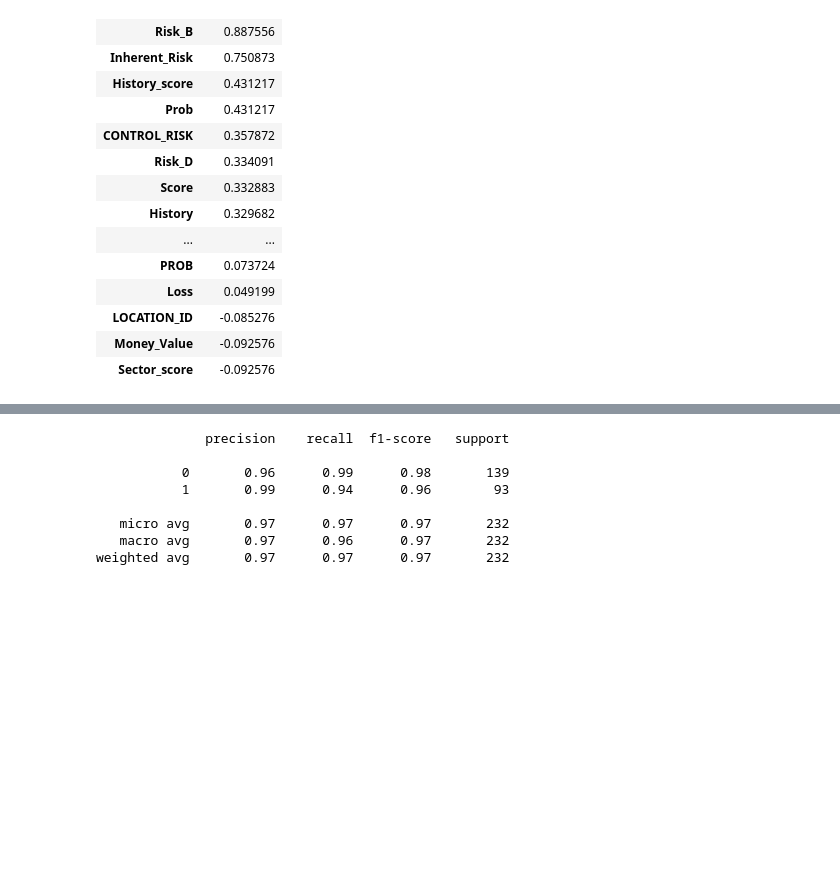
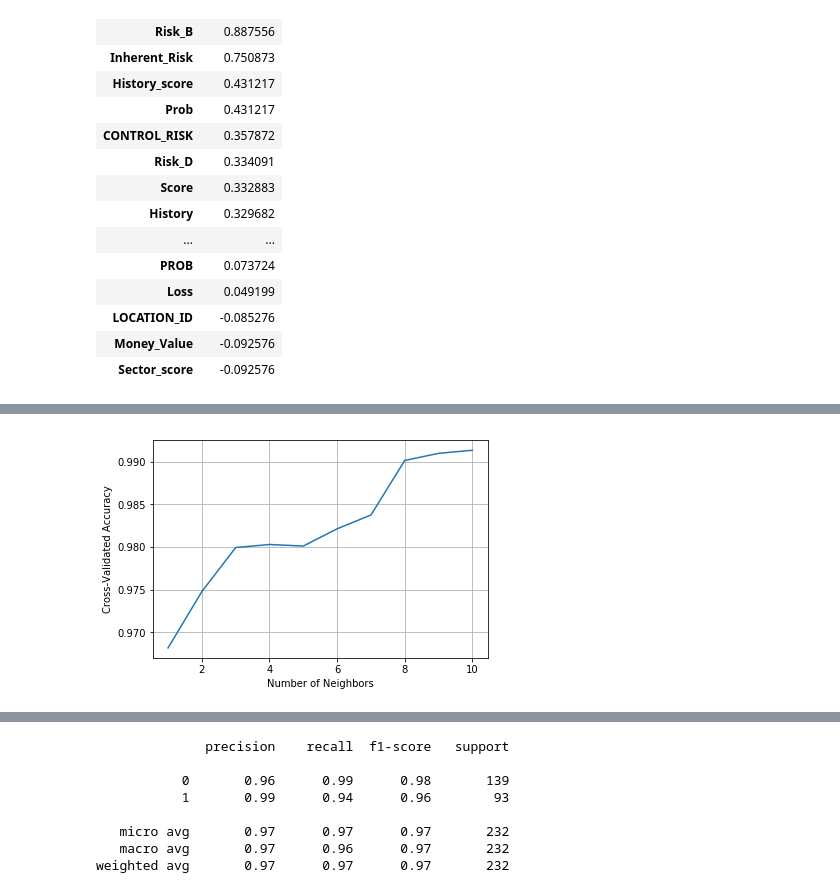
Before and after one commit to kaitensushitogo/Fraudulent-Firm-Classification-Case-Study-of-External-Audit, a Jupyter notebook: Fradulent_Firm_Regression_and_Classification_Project1.ipynb, the cells around one changed output, grey strips where cells are left out. Saved outputs shown, nothing was run; the diff lists cells and outputs as text; code cells hidden in the pictures; blank space fills up the shorter version.

```diff
--- a/Fradulent_Firm_Regression_and_Classification_Project1.ipynb
+++ b/Fradulent_Firm_Regression_and_Classification_Project1.ipynb
@@ -232,10 +262,10 @@ knn = KNeighborsClassifier()
 parameters = {'n_neighbors':np.arange(1,11,1)}
 
 #cv =5
-grid = GridSearchCV(knn, parameters, cv=5, n_jobs = -1)
-grid.fit(X_train, y_train)
+knn_grid_search = GridSearchCV(knn, parameters, scoring ='roc_auc', cv=5, n_jobs = -1, verbose = 3)
+knn_grid_search.fit(X_train, y_train)
 print('cv=5')
-print("Best parameters: {}".format(grid.best_params_))
-print("Best cross-validation score: {:.4f}".format(grid.best_score_))
+print("Best parameters: {}".format(knn_grid_search.best_params_))
+print("Best cross-validation score: {:.4f}".format(knn_grid_search.best_score_))
 print()
 # %% [output]
@@ -244,0 +279,10 @@ Best cross-validation score: 0.9704
+# %%
+knn_result = pd.DataFrame(knn_grid_search.cv_results_)
+# %%
+plt.plot(np.arange(1,11,1), knn_result['mean_test_score'] )
+plt.xlabel('Number of Neighbors')
+plt.ylabel('Cross-Validated Accuracy')
+plt.grid()
+plt.show()                          #Get the highest accuracy when k=10
+# %% [output]
+[figure, added]
```
Also changed, not shown: parts of 60 cells of this notebook.
